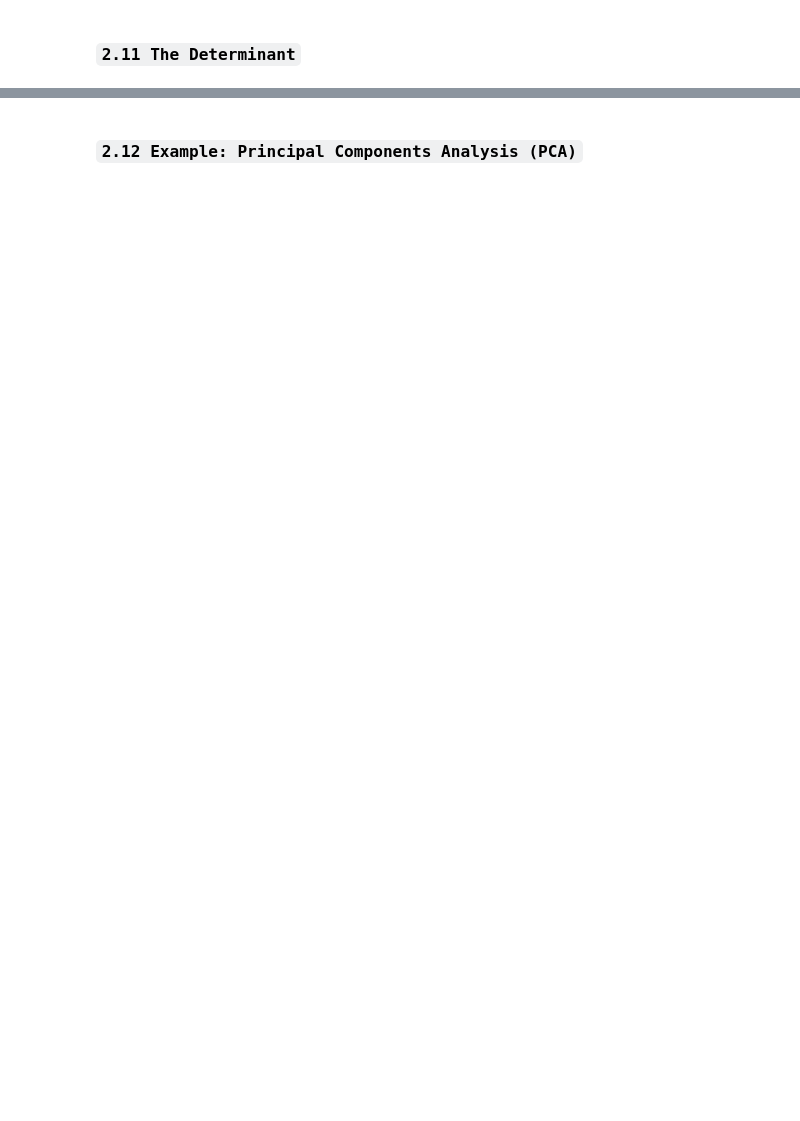
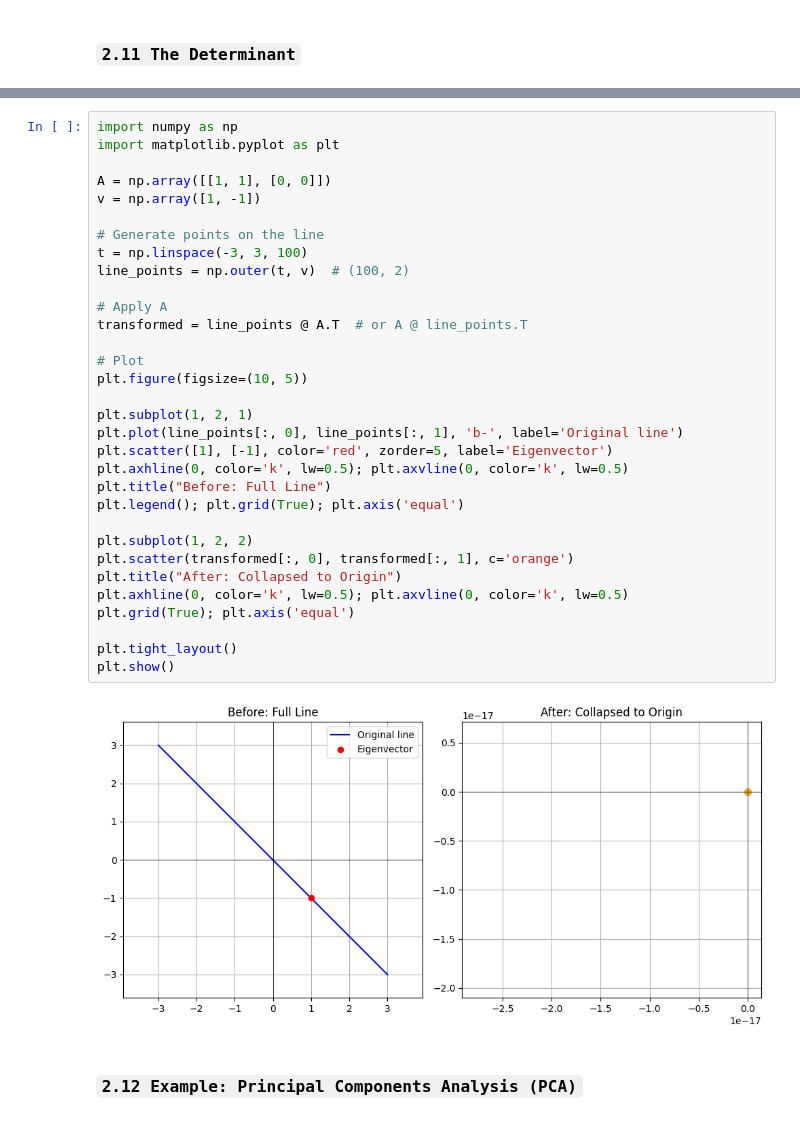
Before and after one commit to vishwalization/DeepLearning-MicroExp, a Jupyter notebook: LinearAlgebra.ipynb, the cells around one changed output, grey strips where cells are left out. Saved outputs shown, nothing was run; the diff lists cells and outputs as text; blank space fills up the shorter version.

```diff
--- a/LinearAlgebra.ipynb
+++ b/LinearAlgebra.ipynb
@@ -49,2 +225,36 @@ shape: (2,) dim: 1
+# %%
+import numpy as np
+import matplotlib.pyplot as plt
+
+A = np.array([[1, 1], [0, 0]])
+v = np.array([1, -1])
+
+# Generate points on the line
+t = np.linspace(-3, 3, 100)
+line_points = np.outer(t, v)  # (100, 2)
+
+# Apply A
+transformed = line_points @ A.T  # or A @ line_points.T
+
+# Plot
+plt.figure(figsize=(10, 5))
+
+plt.subplot(1, 2, 1)
+plt.plot(line_points[:, 0], line_points[:, 1], 'b-', label='Original line')
+plt.scatter([1], [-1], color='red', zorder=5, label='Eigenvector')
+plt.axhline(0, color='k', lw=0.5); plt.axvline(0, color='k', lw=0.5)
+plt.title("Before: Full Line")
+plt.legend(); plt.grid(True); plt.axis('equal')
+
+plt.subplot(1, 2, 2)
+plt.scatter(transformed[:, 0], transformed[:, 1], c='orange')
+plt.title("After: Collapsed to Origin")
+plt.axhline(0, color='k', lw=0.5); plt.axvline(0, color='k', lw=0.5)
+plt.grid(True); plt.axis('equal')
+
+plt.tight_layout()
+plt.show()
+# %% [output]
+[figure, added]
 # %% [markdown]
 ### `2.12 Example: Principal Components Analysis (PCA)`
```
Also changed, not shown: parts of 19 cells of this notebook.
